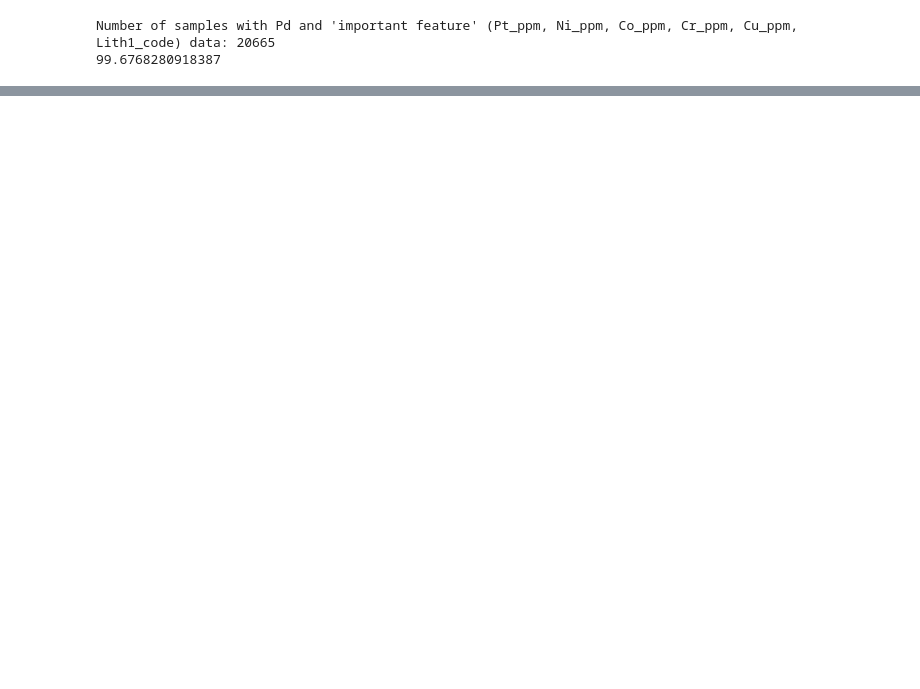
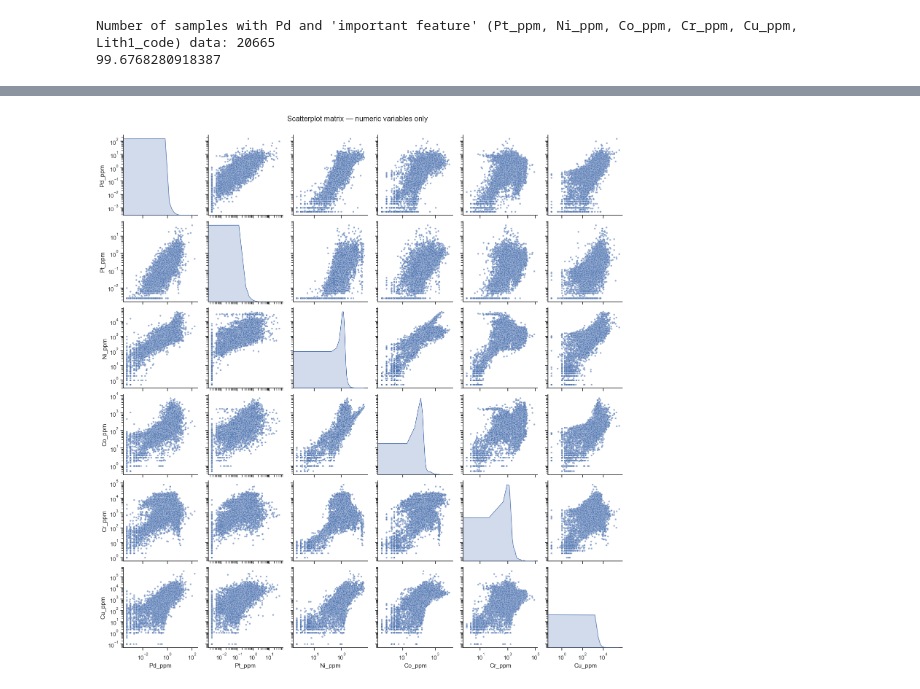
Before and after one commit to markdlindsay/DK_Batch_Shapley, a Jupyter notebook: Data_pre-processing_Gonneville.ipynb, the cells around one changed output, grey strips where cells are left out. Cells and saved outputs as stored; diff of their text form; code cells hidden in the pictures; blank space fills up the shorter version.

```diff
--- a/Data_pre-processing_Gonneville.ipynb
+++ b/Data_pre-processing_Gonneville.ipynb
@@ -263,0 +251,42 @@ latex_table = summary.to_latex()
+# %%
+# ...existing code...
+# candidate variables (response + covariates)
+candidate_vars = [mineral] + covariates
+vars_to_plot = [v for v in candidate_vars if v in combined_data.columns and pd.api.types.is_numeric_dtype(combined_data[v])]
+
+# choose which variables to display on a log axis (example)
+#log_vars = ['Pd_ppm', 'Au_ppm']  # replace with your variable names
+log_vars = [mineral] + covariates  # replace with your variable names
+
+# drop rows with NA for selected plotting vars
+df_plot = combined_data[vars_to_plot].dropna()
+
+# remove non-positive values for log_vars
+for lv in log_vars:
+    if lv in df_plot.columns:
+        df_plot = df_plot[df_plot[lv] > 0]
+
+# optional subsample
+#if len(df_plot) > 2000:
+#    df_plot = df_plot.sample(2000, random_state=42)
+
+g = sns.pairplot(df_plot, diag_kind="kde", plot_kws={"s": 12, "alpha": 0.6})
+#g = sns.PairGrid(df_plot)
+#g.map_upper(sns.scatterplot)
+#g.map_lower(sns.kdeplot)
+#g.map_diag(sns.kdeplot, lw=3, legend=False)
+
+vars_list = df_plot.columns.tolist()
+for i, yvar in enumerate(vars_list):
+    for j, xvar in enumerate(vars_list):
+        ax = g.axes[i, j]
+        if xvar in log_vars:
+            ax.set_xscale('log')
+        if yvar in log_vars:
+            ax.set_yscale('log')
+
+g.fig.suptitle("Scatterplot matrix — numeric variables only", y=1.02)
+plt.show()
+# ...existing code...
+# %% [output]
+[figure, added]
```
Also changed, not shown: parts of 17 cells of this notebook, 14 other files.
